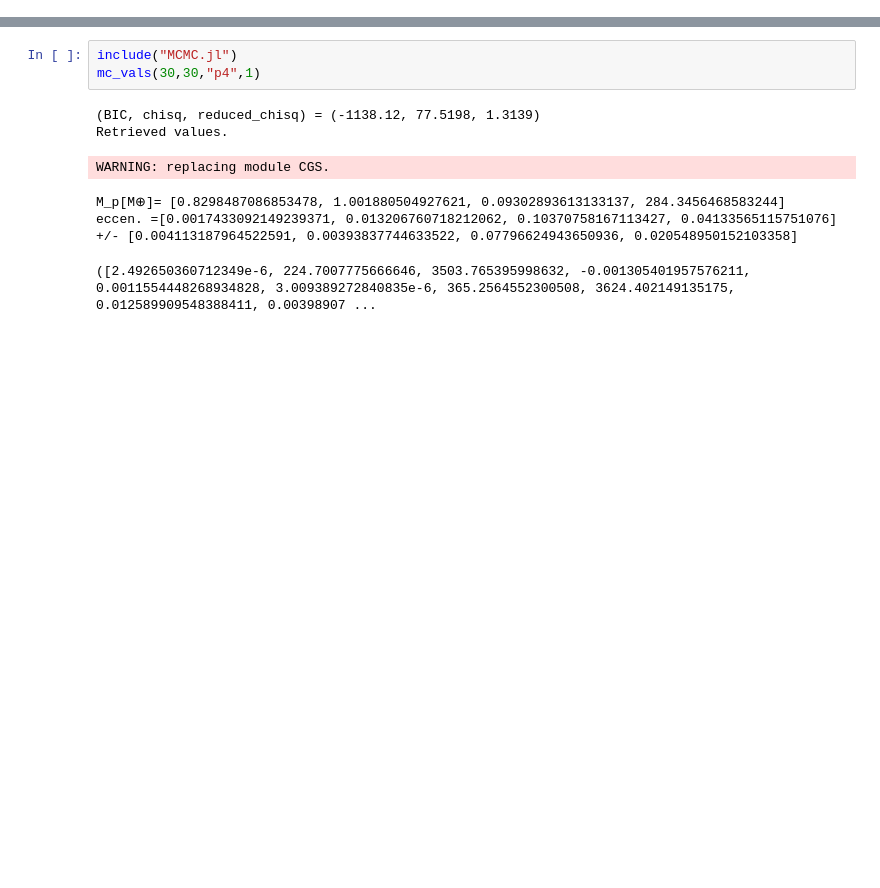
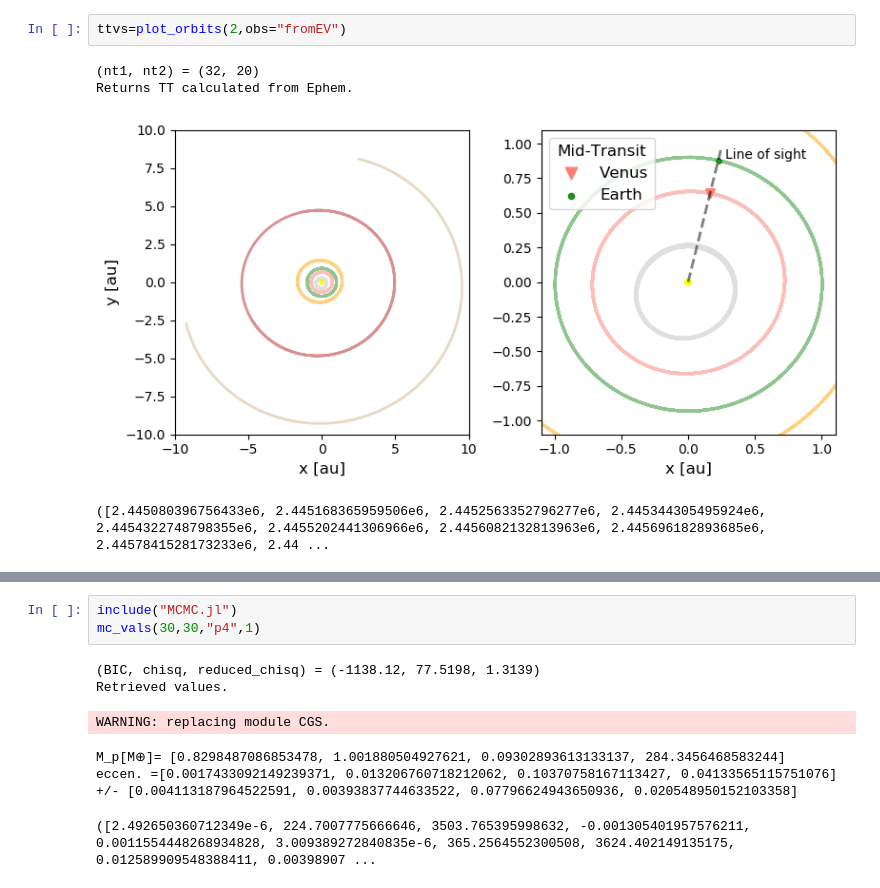
Before and after one commit to bmlindor/ttv_ss, a Jupyter notebook: fit_workspace.ipynb, the cells around one changed output, grey strips where cells are left out. Saved outputs shown, nothing was run; the diff lists cells and outputs as text; blank space fills up the shorter version.

```diff
--- a/fit_workspace.ipynb
+++ b/fit_workspace.ipynb
@@ -36,0 +13,7 @@ LoadError: BoundsError: attempt to access Tuple{Figure, Vector{PyCall.PyObject}}
+# %%
+ttvs=plot_orbits(2,obs="fromEV")
+# %% [output]
+(nt1, nt2) = (32, 20)
+Returns TT calculated from Ephem.
+[figure, added]
+([2.445080396756433e6, 2.445168365959506e6, 2.4452563352796277e6, 2.445344305495924e6, 2.4454322748798355e6, 2.4455202441306966e6, 2.4456082132813963e6, 2.445696182893685e6, 2.4457841528173233e6, 2.44 ...
```
Also changed, not shown: parts of 17 cells of this notebook, 49 other files.
